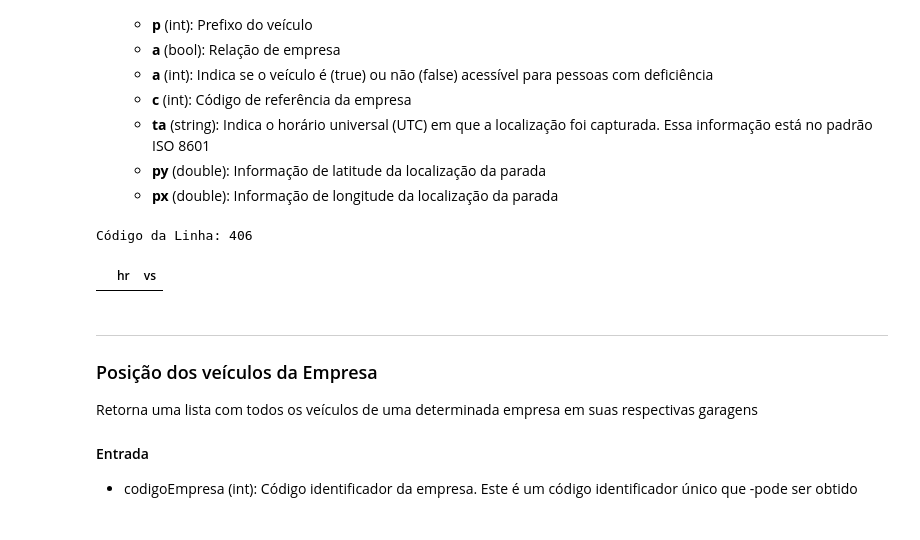
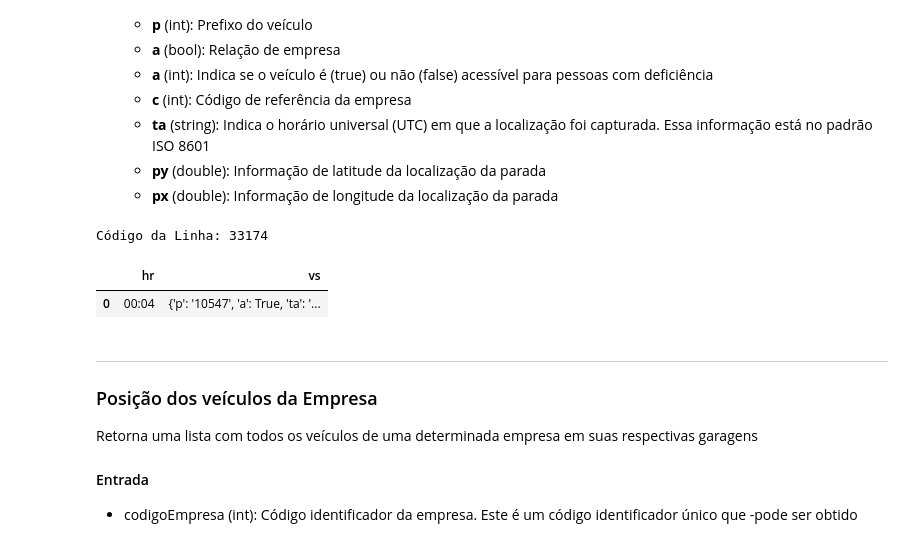
Before and after one commit to emviveros/InterSCity_Buzu, a Jupyter notebook: Python/API/notebooks/olho_vivo.ipynb, the cells around one changed output. Saved outputs shown, nothing was run; the diff lists cells and outputs as text; code cells hidden in the pictures.

```diff
--- a/Python/API/notebooks/olho_vivo.ipynb
+++ b/Python/API/notebooks/olho_vivo.ipynb
@@ -318,17 +318,18 @@ A resposta da API convertida em um dicionário Python, ou None se a requisição
     - **px** (double): Informação de longitude da localização da parada
 # %%
 # Faz chamada para buscar informações sobre as paradas da linha 8040
-codigo_linha = api.buscar_linha('8040')[0]['cl']    # 0 significa que é a linha de ida e 1 a linha de volta
+codigo_linha = api.buscar_linha('8040')[1]['cl']    # 0 significa que é a linha de ida e 1 a linha de volta
 print(f"Código da Linha: {codigo_linha}")
 posicao = api.posicao_linha(codigo_linha)
 
 # Imprime  informações sobre a linha 8040
 import pandas as pd
 df_posicaoLinha = pd.DataFrame(posicao)
 df_posicaoLinha
 # %% [output]
-Código da Linha: 406
+Código da Linha: 33174
 |  | hr | vs |
+| 0 | 00:04 | {'p': '10547', 'a': True, 'ta': '... |
 # %% [markdown]
 ---
 
```
